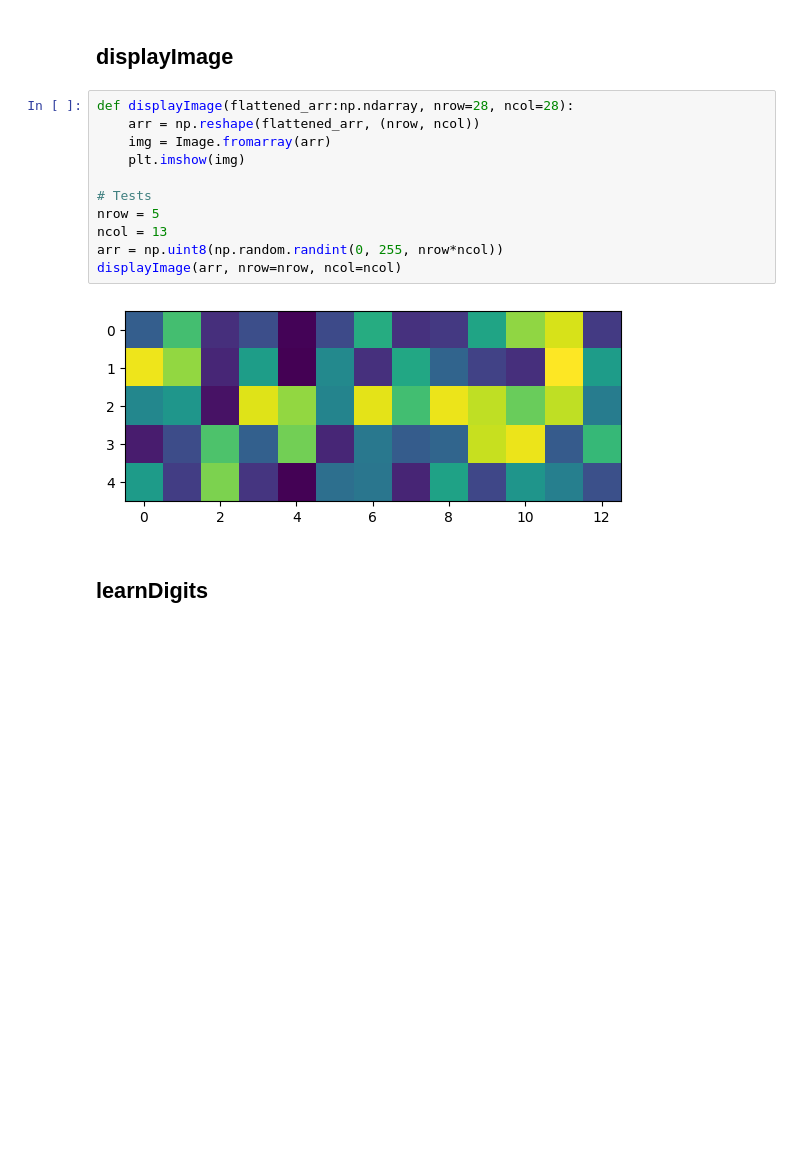
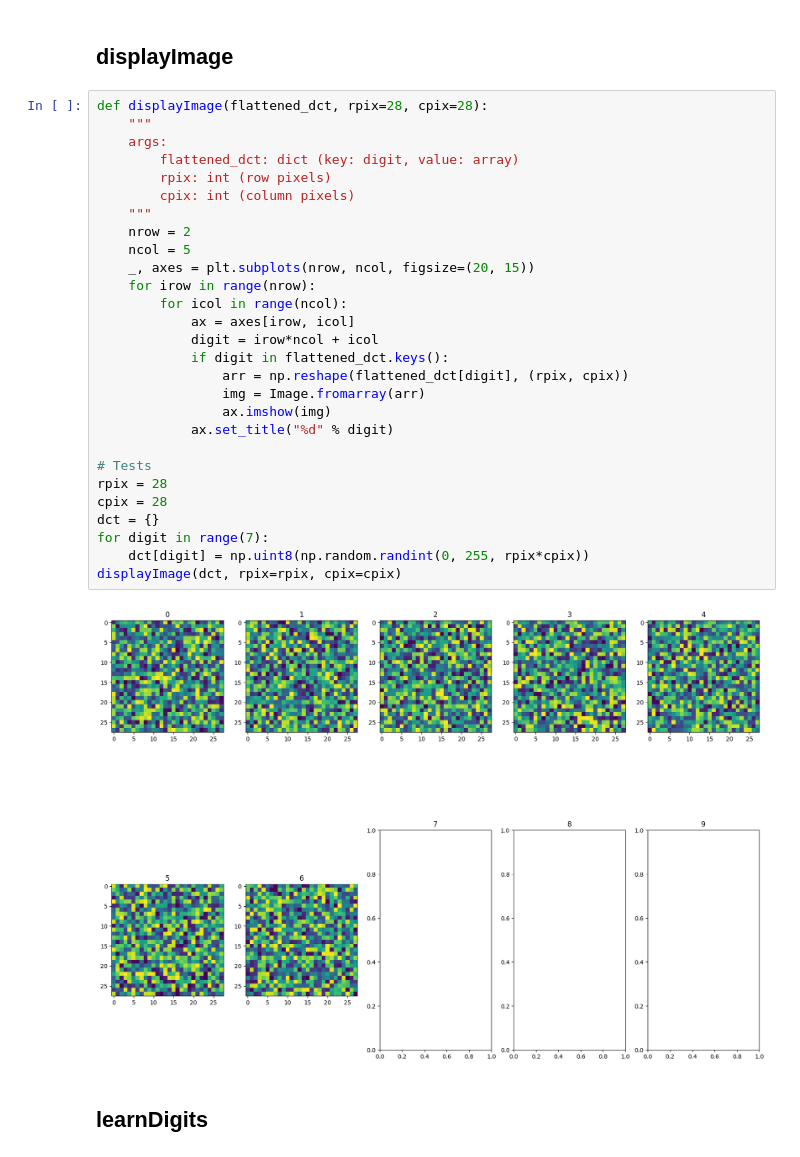
Before and after one commit to joseph-hellerstein/keras, a Jupyter notebook: notebooks/model_selection_evaluation_pt1.ipynb, the cells around one changed output. Drawn from its saved outputs; the diff is of its cells as text; blank space fills up the shorter version.

```diff
--- a/notebooks/model_selection_evaluation_pt1.ipynb
+++ b/notebooks/model_selection_evaluation_pt1.ipynb
@@ -171,18 +174,35 @@ OK!
 # %% [markdown]
 ## displayImage
 # %%
-def displayImage(flattened_arr:np.ndarray, nrow=28, ncol=28):
-    arr = np.reshape(flattened_arr, (nrow, ncol))
-    img = Image.fromarray(arr)
-    plt.imshow(img)
+def displayImage(flattened_dct, rpix=28, cpix=28):
+    """
+    args:
+        flattened_dct: dict (key: digit, value: array)
+        rpix: int (row pixels)
+        cpix: int (column pixels)
+    """
+    nrow = 2
+    ncol = 5
+    _, axes = plt.subplots(nrow, ncol, figsize=(20, 15))
+    for irow in range(nrow):
+        for icol in range(ncol):
+            ax = axes[irow, icol]
+            digit = irow*ncol + icol
+            if digit in flattened_dct.keys():
+                arr = np.reshape(flattened_dct[digit], (rpix, cpix))
+                img = Image.fromarray(arr)
+                ax.imshow(img)
+            ax.set_title("%d" % digit)
 
 # Tests
-nrow = 5
-ncol = 13
-arr = np.uint8(np.random.randint(0, 255, nrow*ncol))
-displayImage(arr, nrow=nrow, ncol=ncol)
+rpix = 28
+cpix = 28
+dct = {}
+for digit in range(7):
+    dct[digit] = np.uint8(np.random.randint(0, 255, rpix*cpix))
+displayImage(dct, rpix=rpix, cpix=cpix)
 # %% [output]
-[figure, old version]
+[figure, new version]
 # %% [markdown]
 ## learnDigits
 # %%
```
Also changed, not shown: parts of 15 cells of this notebook.
